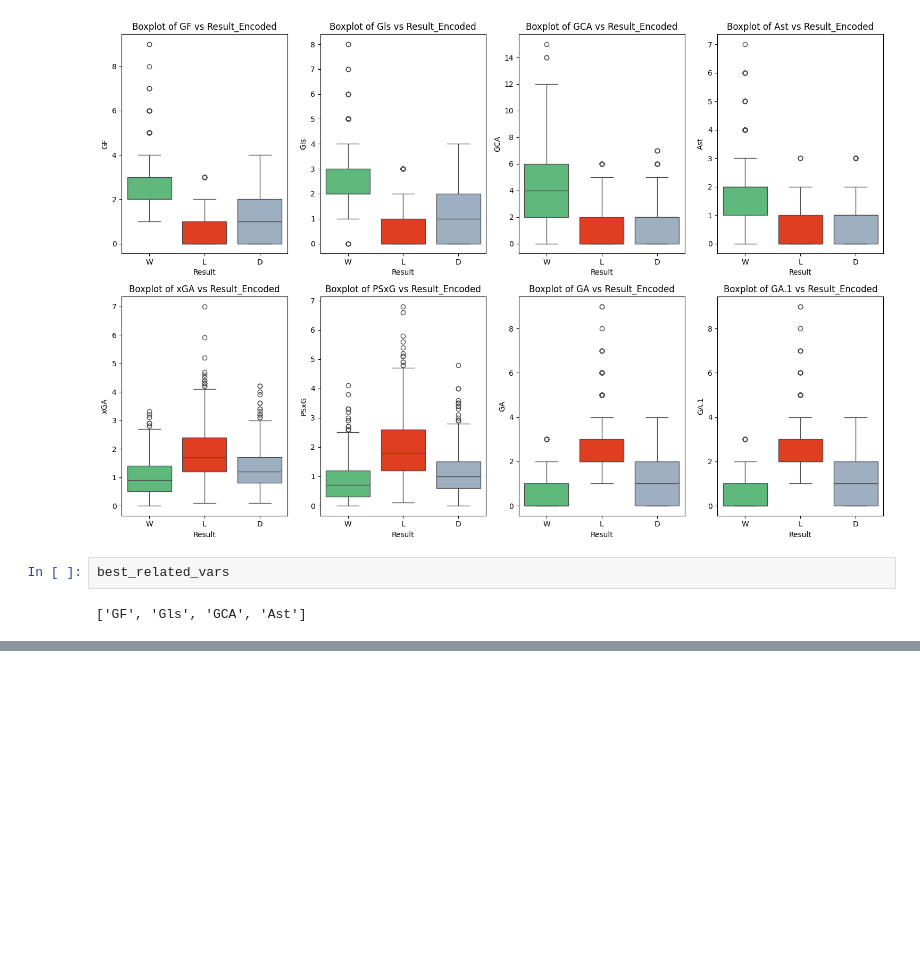
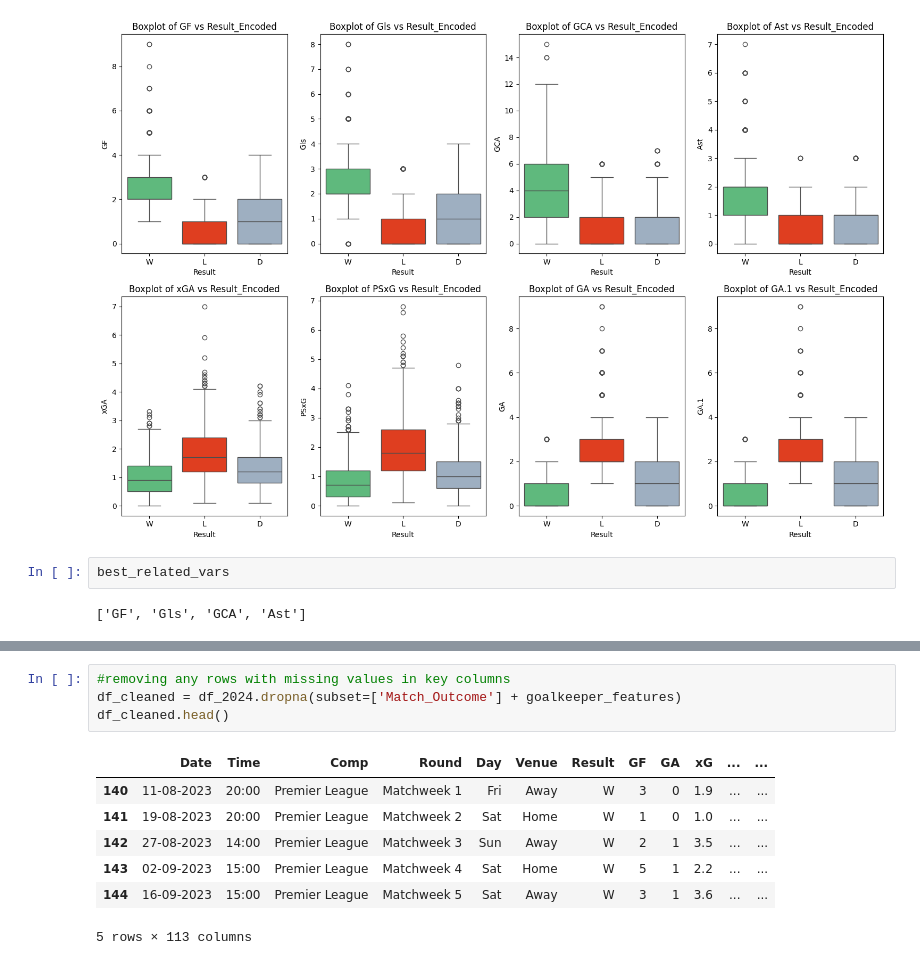
Before and after one commit to rohitlee/Football-League-Prediction, a Jupyter notebook: Code/03_EDA.ipynb, the cells around one changed output, grey strips where cells are left out. Saved outputs shown, nothing was run; the diff lists cells and outputs as text; blank space fills up the shorter version.

```diff
--- a/Code/03_EDA.ipynb
+++ b/Code/03_EDA.ipynb
@@ -243,0 +284,12 @@ best_related_vars
+# %%
+#removing any rows with missing values in key columns
+df_cleaned = df_2024.dropna(subset=['Match_Outcome'] + goalkeeper_features)
+df_cleaned.head()
+# %% [output]
+|  | Date | Time | Comp | Round | Day | Venue | Result | GF | GA | xG | ... | ... |
+| 140 | 11-08-2023 | 20:00 | Premier League | Matchweek 1 | Fri | Away | W | 3 | 0 | 1.9 | ... | ... |
+| 141 | 19-08-2023 | 20:00 | Premier League | Matchweek 2 | Sat | Home | W | 1 | 0 | 1.0 | ... | ... |
+| 142 | 27-08-2023 | 14:00 | Premier League | Matchweek 3 | Sun | Away | W | 2 | 1 | 3.5 | ... | ... |
+| 143 | 02-09-2023 | 15:00 | Premier League | Matchweek 4 | Sat | Home | W | 5 | 1 | 2.2 | ... | ... |
+| 144 | 16-09-2023 | 15:00 | Premier League | Matchweek 5 | Sat | Away | W | 3 | 1 | 3.6 | ... | ... |
+5 rows × 113 columns
```
Also changed, not shown: parts of 23 cells of this notebook.
